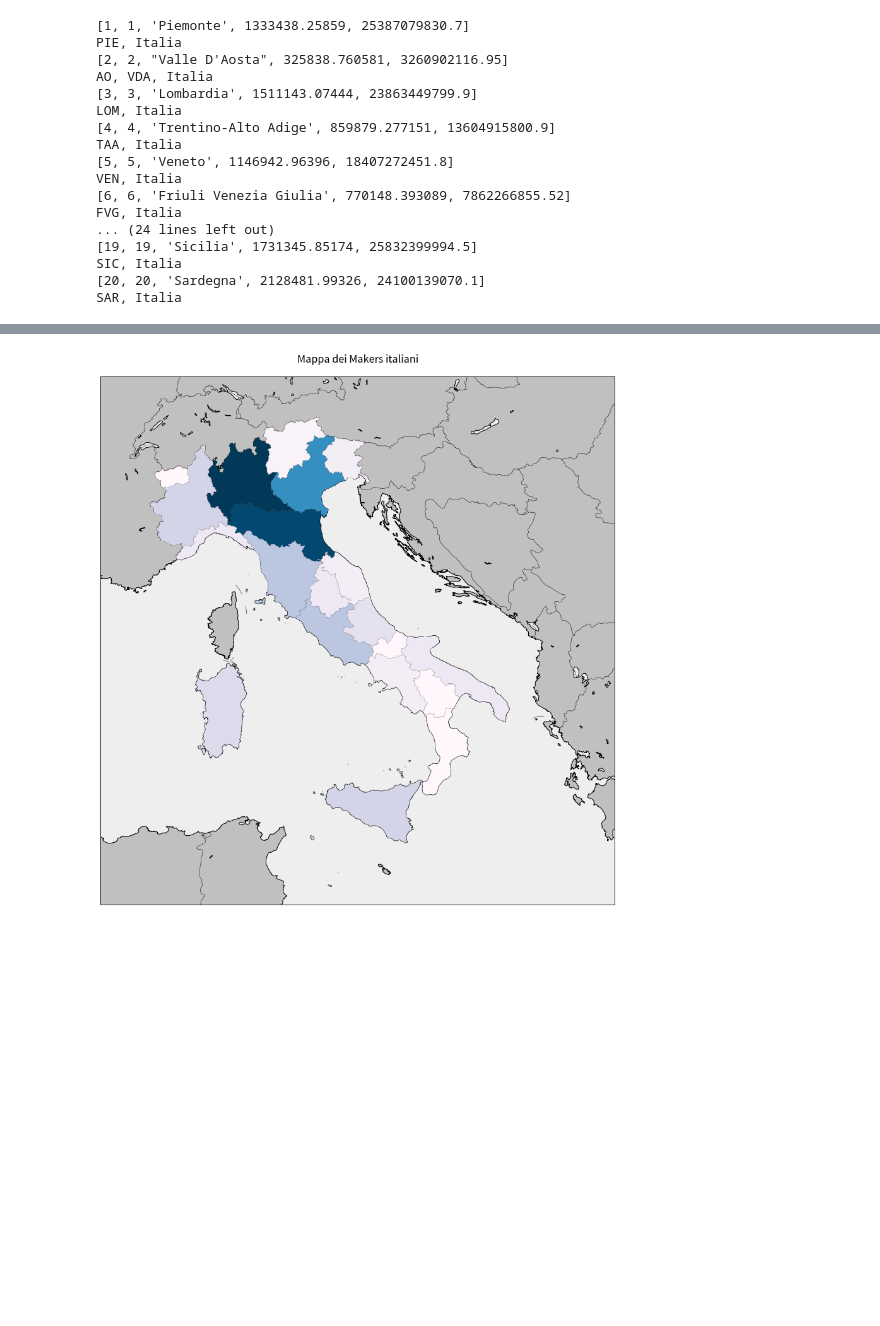
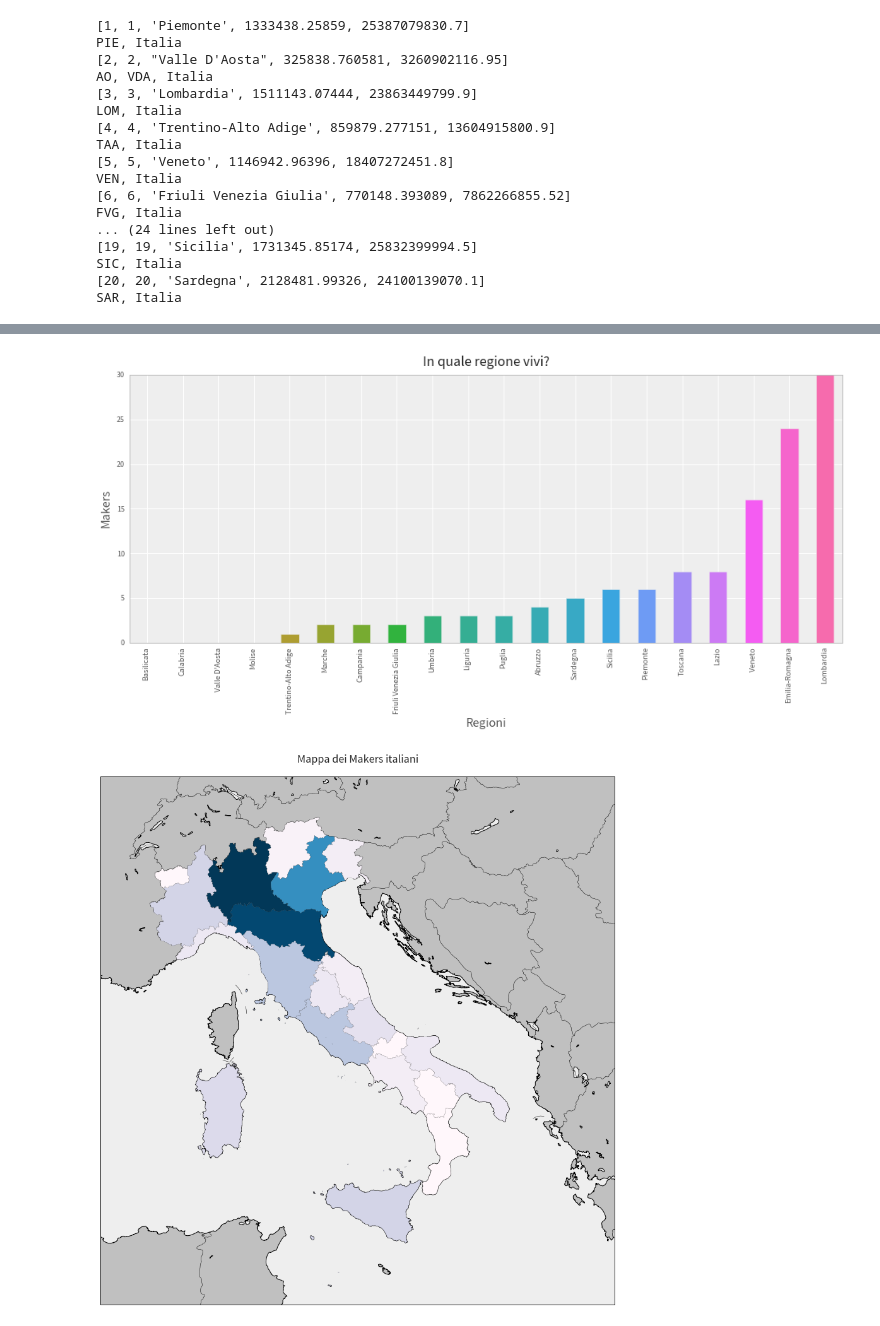
Before and after one commit to openp2pdesign/Makers-Inquiry---Analysis, a Jupyter notebook: Q006-Map.ipynb, the cells around one changed output, grey strips where cells are left out. Drawn from its saved outputs; the diff is of its cells as text; code cells hidden in the pictures; blank space fills up the shorter version.

```diff
--- a/Q006-Map.ipynb
+++ b/Q006-Map.ipynb
@@ -302,0 +322,5 @@ Not in Italy!
+# %%
+%%capture output
+# Get value for each region
+for i in records:
+    print i[2],":",i[5]
@@ -303,3 +349,24 @@ Not in Italy!
+# %%
+# Plot value for each region
+value_dict = {}
+for i in records:
+    value_dict[i[2]] = i[5]
+
+regionu = pd.Series(value_dict)
+region = regionu.order()
+# %%
+# Plot the data
+plt.figure(figsize=(16,6))
+plt.xlabel(u'Regioni', fontsize=16)
+plt.ylabel('Makers', fontsize=16)
+plt.title(u"In quale regione vivi?", fontsize=18, y=1.02)
+my_colors = seaborn.color_palette("husl", len(region)) # Set color palette
+region.plot(kind="bar",color=my_colors)
+plt.savefig(u"svg/Q006-MakersRegioni.svg")
+plt.savefig(u"png/Q006-MakersRegioni.png")
+plt.savefig(u"pdf/Q006-MakersRegioni.pdf")
+# %% [output]
+[figure, added]
 # %%
 figure(figsize=(15,15))
 
```
Also changed, not shown: parts of 12 cells of this notebook.
